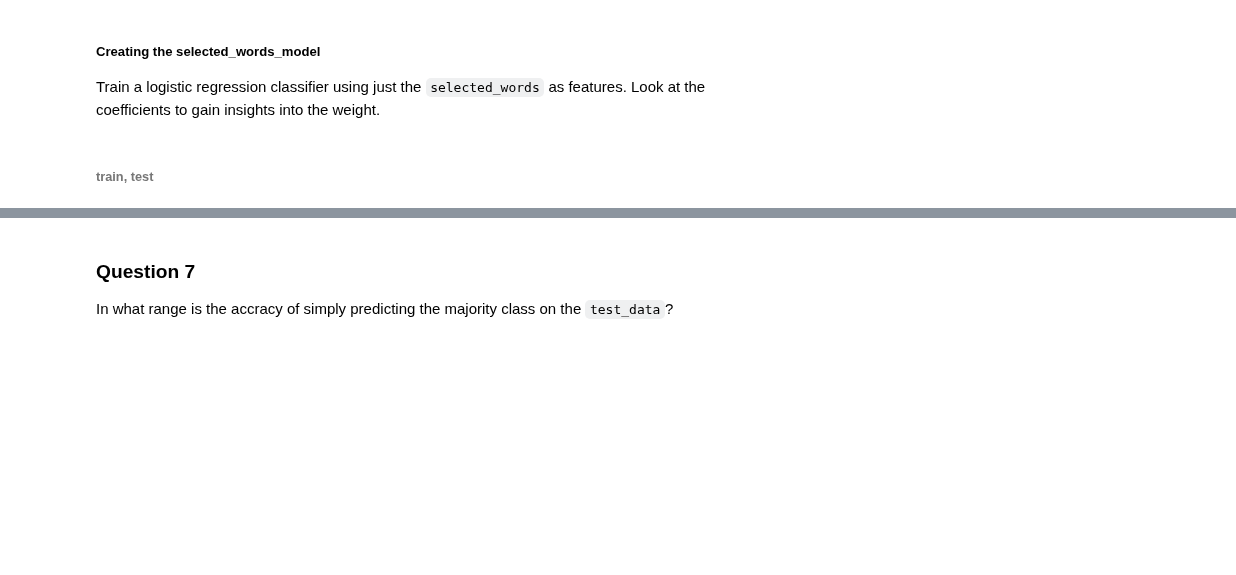
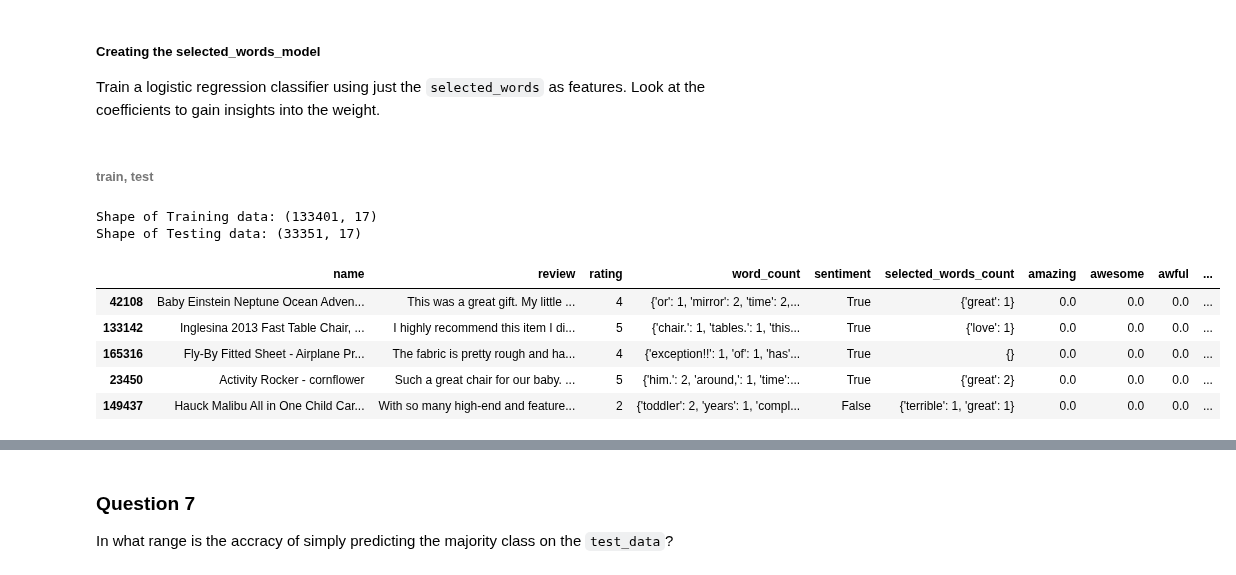
Before and after one commit to DheerajAgarwal/MachineLearning_UoW, a Jupyter notebook: Course1/Analyzing_Product_Sentiment.ipynb, the cells around one changed output, grey strips where cells are left out. Saved outputs shown, nothing was run; the diff lists cells and outputs as text; code cells hidden in the pictures; blank space fills up the shorter version.

```diff
--- a/Course1/Analyzing_Product_Sentiment.ipynb
+++ b/Course1/Analyzing_Product_Sentiment.ipynb
@@ -286,0 +292,13 @@ Train a logistic regression classifier using just the `selected_words` as featur
+# %%
+print("Shape of Training data:", train_data.shape)
+print("Shape of Testing data:", test_data.shape)
+train_data.head()
+# %% [output]
+Shape of Training data: (133401, 17)
+Shape of Testing data: (33351, 17)
+|  | name | review | rating | word_count | sentiment | selected_words_count | amazing | awesome | awful | ... |
+| 42108 | Baby Einstein Neptune Ocean Adven... | This was a great gift. My little ... | 4 | {'or': 1, 'mirror': 2, 'time': 2,... | True | {'great': 1} | 0.0 | 0.0 | 0.0 | ... |
+| 133142 | Inglesina 2013 Fast Table Chair, ... | I highly recommend this item I di... | 5 | {'chair.': 1, 'tables.': 1, 'this... | True | {'love': 1} | 0.0 | 0.0 | 0.0 | ... |
+| 165316 | Fly-By Fitted Sheet - Airplane Pr... | The fabric is pretty rough and ha... | 4 | {'exception!!': 1, 'of': 1, 'has'... | True | {} | 0.0 | 0.0 | 0.0 | ... |
+| 23450 | Activity Rocker - cornflower | Such a great chair for our baby. ... | 5 | {'him.': 2, 'around,': 1, 'time':... | True | {'great': 2} | 0.0 | 0.0 | 0.0 | ... |
+| 149437 | Hauck Malibu All in One Child Car... | With so many high-end and feature... | 2 | {'toddler': 2, 'years': 1, 'compl... | False | {'terrible': 1, 'great': 1} | 0.0 | 0.0 | 0.0 | ... |
```
Also changed, not shown: parts of 29 cells of this notebook.
